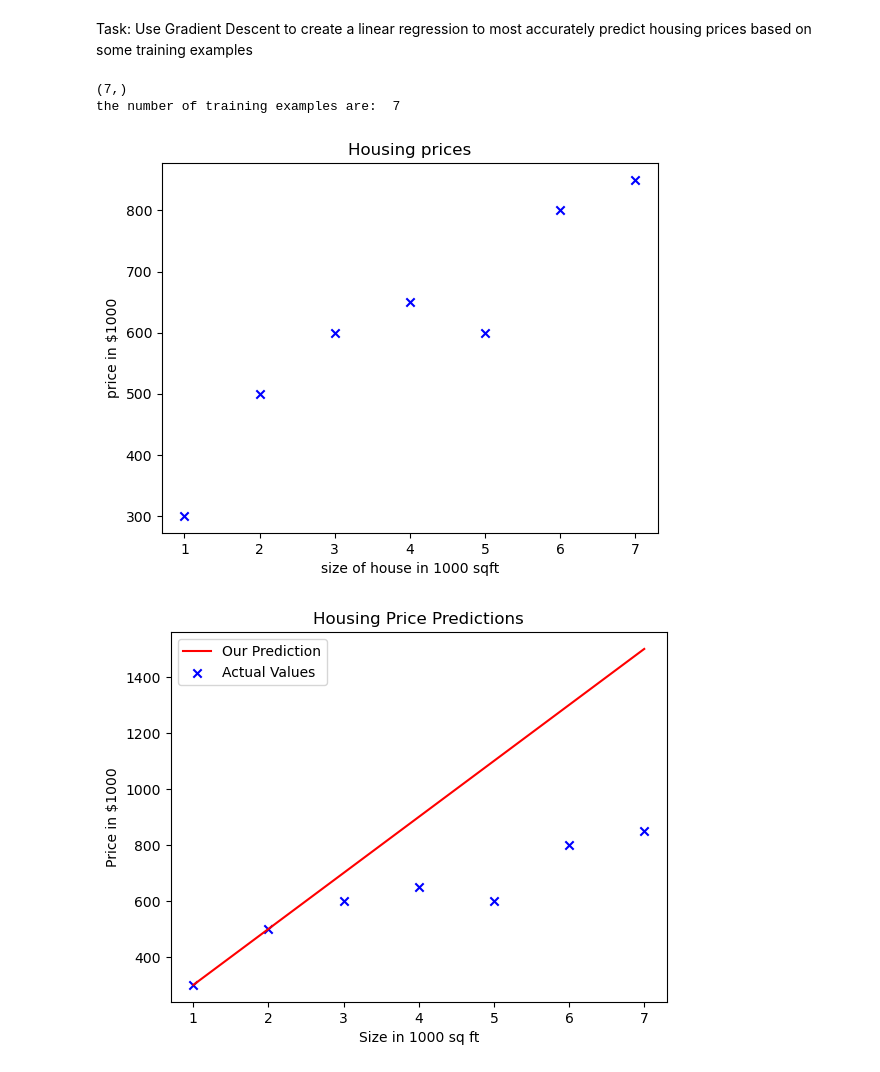
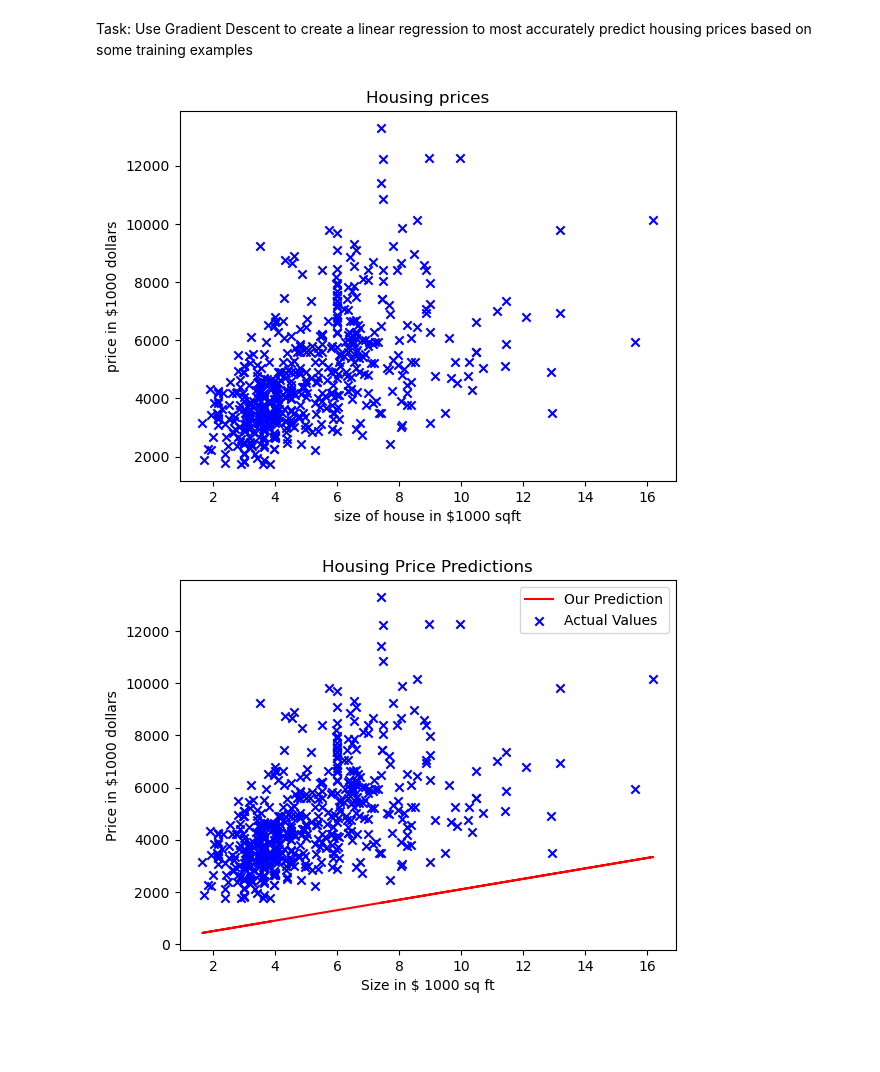
Before and after one commit to pirate2580/Gradient_Descent_for_Housing_Price-_Prediction, a Jupyter notebook: Implementing One Feature Gradient Descent for Housing Price Prediction.ipynb, the cells around one changed output. Saved outputs shown, nothing was run; the diff lists cells and outputs as text; code cells hidden in the pictures; blank space fills up the shorter version.

```diff
--- a/Implementing One Feature Gradient Descent for Housing Price Prediction.ipynb
+++ b/Implementing One Feature Gradient Descent for Housing Price Prediction.ipynb
@@ -21,3 +1,7 @@ Note: you may need to restart the kernel to use updated packages.
 # %%
 import numpy as np
 import matplotlib.pyplot as plt
+# %%
+import pandas as pd
+data = pd.read_csv('Housing.csv')
+print(data)
@@ -23,0 +26,10 @@ import matplotlib.pyplot as plt
+# %%
+#x_train is the input variable, the size of the house in 1000 sq ft
+#y_train is the output variable, the price of the house in $1000
+
+x_train = pd.DataFrame(data).to_numpy()[:, 1] / 1000
+y_train = pd.DataFrame(data).to_numpy()[:, 0] / 1000
+print(x_train)
+print(x_train.shape)
+print(y_train)
+print(y_train.shape)
@@ -24,33 +54,15 @@ import matplotlib.pyplot as plt
 # %% [markdown]
 Task: Use Gradient Descent to create a linear regression to most accurately predict housing prices based on some training examples
-# %%
-
-
-#x_train is the input variable, the size of the house in 1000 sq ft
-#y_train is the output variable, the price of the house in $1000
-#this is the training data
-
-x_train = np.array([1.0, 2.0,3.0, 4.0, 5.0, 6.0, 7.0])
-y_train = np.array([300.0, 500.0, 600.0, 650.0, 600.0, 800.0, 850.0])
-# %%
-#the below line will return an array representing the dimensions of the nparray
-print(x_train.shape)
-#m is used to represent the number of examples in the training data
-m = x_train.shape[0]
-print("the number of training examples are: ",m)
-# %% [output]
-(7,)
-the number of training examples are:  7
 # %%
 #how to plot data as a scatterplot with matplotlib
 plt.scatter(x_train, y_train, marker = "x", c = "b")
 #setting the title
 plt.title("Housing prices")
-plt.ylabel("price in $1000")
-plt.xlabel("size of house in 1000 sqft")
+plt.ylabel("price in $1000 dollars")
+plt.xlabel("size of house in $1000 sqft")
 plt.show()
 # %% [output]
-[figure, old version]
+[figure, new version]
 # %%
 def compute_model_output(x, w, b):
     '''
@@ -71,23 +83,23 @@ def compute_model_output(x, w, b):
 # %%
 #Set a random weight and bias for the lineear regression and plot it just to get an idea of the data
 
 tmp_f_wb = compute_model_output(x_train, 200, 100)
 
 #make a plot of prediction
 plt.plot(x_train, tmp_f_wb, marker = "", c = "r", label = "Our Prediction")
 
 #scatter plot of data points
 plt.scatter(x_train, y_train, marker = "x", c = "b", label = "Actual Values")
 
 #setting up title, subtitles
 
 plt.title("Housing Price Predictions")
-plt.ylabel("Price in $1000")
-plt.xlabel("Size in 1000 sq ft")
+plt.ylabel("Price in $1000 dollars")
+plt.xlabel("Size in $ 1000 sq ft")
 plt.legend()
 plt.show()
 # %% [output]
-[figure, old version]
+[figure, new version]
 # %%
 #The cost function
 
```
Also changed, not shown: parts of 6 cells of this notebook.
